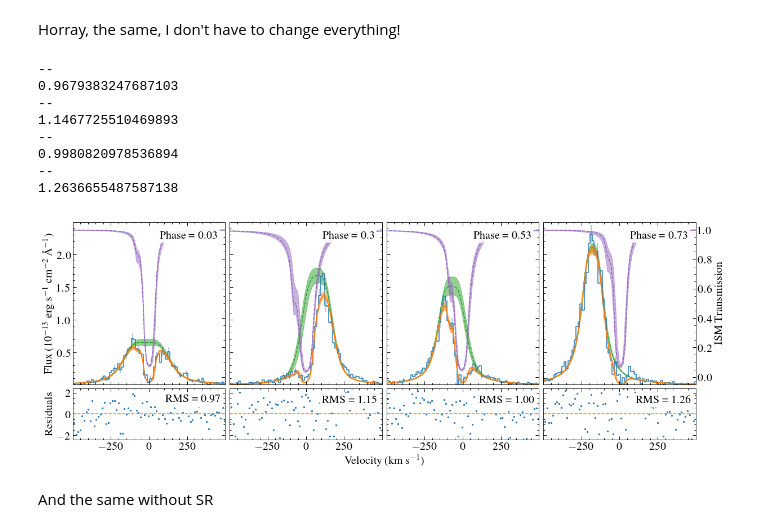
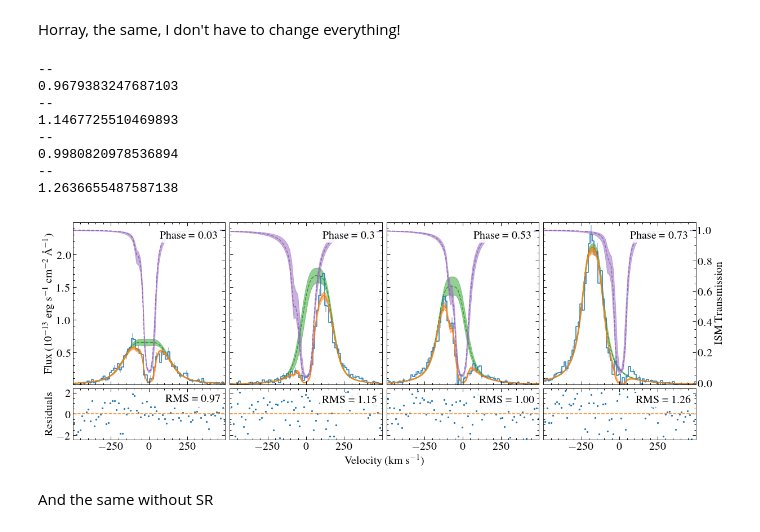
Before and after one commit to davidjwilson/pceb, a Jupyter notebook: eg_uma/eg_uma_lya_results.ipynb, the cells around one changed output. Cells and saved outputs as stored; diff of their text form; code cells hidden in the pictures.

Commit message:
plots and lsfs

```diff
--- a/eg_uma/eg_uma_lya_results.ipynb
+++ b/eg_uma/eg_uma_lya_results.ipynb
@@ -121,7 +121,7 @@ for i, spec in enumerate(sr_specs_phase):
 
     ax2=ax.twinx()
     ax2.plot(v, data['lya_ism_median'], c='C4', ls='--', alpha=1, label='ISM profile', zorder=-9)
-    plt.fill_between(v.value, data['lya_ism_high_1sig'],data['lya_ism_low_1sig'], color='C4', alpha=0.5, zorder=-10)
+    ax2.fill_between(v.value, data['lya_ism_high_1sig'],data['lya_ism_low_1sig'], color='C4', alpha=0.5, zorder=-10)
 
     ax2.annotate('Phase = {}'.format(phase_sort[i]), (0.95, 0.95), xycoords = 'axes fraction', ha='right', va='top', bbox=dict(facecolor='white', edgecolor='none', alpha=0.9))
 
@@ -129,7 +129,10 @@ for i, spec in enumerate(sr_specs_phase):
         ax2.set_yticklabels([])
     if i == 3:
         ax2.set_ylabel('ISM Transmission')
-    ax2.set_ylim(-0.05, 1.05)
+    ax2.set_ylim(-0.01, 1.05)
+    # ax2.axhline(min(data['lya_ism_median']))
+    # print('min ism', min(data['lya_ism_median']))
+    # ax2.axhline(0.2)
 
 
 
@@ -138,34 +141,34 @@ for i, spec in enumerate(sr_specs_phase):
     plt.scatter(v, ((data['flux_lya']*fscale)-(data['lya_model_median']*fscale))/(data['error_lya']*fscale), alpha=1, s=5)
     plt.xlim(-499, 499)
     plt.ylim(-2.4,2.4)
     if i > 0:
         plt.yticks(visible=False)
     plt.axhline(0, ls='--', c='C1')
     if i == 0:
         plt.ylabel('Residuals')
     rms = np.mean(((data['flux_lya']-data['lya_model_median'])/data['error_lya'])**2)**0.5
     print(rms)
     plt.annotate('RMS = {0:.2f}'.format(rms), (0.97, 0.87), xycoords = 'axes fraction', ha='right', va='top', bbox=dict(facecolor='white', edgecolor='none', alpha=0.9))
 
 
 fig.add_subplot(111, frame_on=False)
 plt.tick_params(labelcolor='none', top=False, bottom=False, left=False, right=False, which='both')
 # plt.ylabel('Flux ($10^{-14}$\,erg s$^{-1}$ cm$^{-2}$ \AA$^{-1}$)', size=20, labelpad=12)
 plt.xlabel('Velocity (km s$^{-1}$)', size=20)
 plt.tight_layout()
 plt.subplots_adjust(hspace=0.08, wspace=0.03)
 plt.savefig('plots/eg_uma_lya_fit_sr.png', dpi=150, facecolor='w')
 plt.savefig('plots/eg_uma_lya_fit_sr.pdf')
 # %% [output]
 --
 0.9679383247687103
 --
 1.1467725510469893
 --
 0.9980820978536894
 --
 1.2636655487587138
-[figure, old version]
+[figure, new version]
 # %% [markdown]
 And the same without SR
 # %%
```
Also changed, not shown: parts of 10 cells of this notebook, 12 other files.
